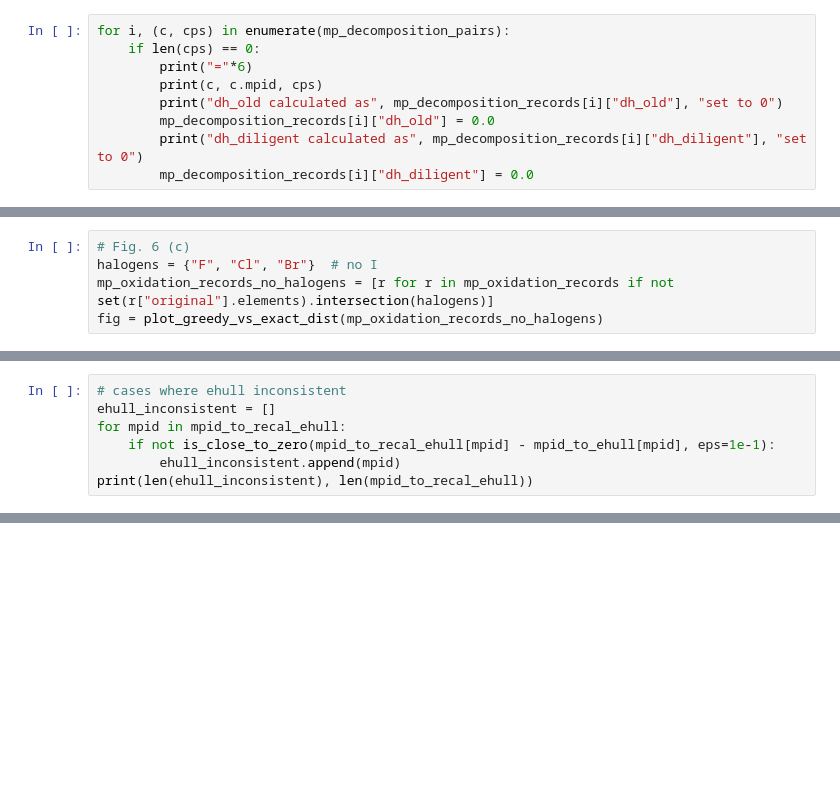
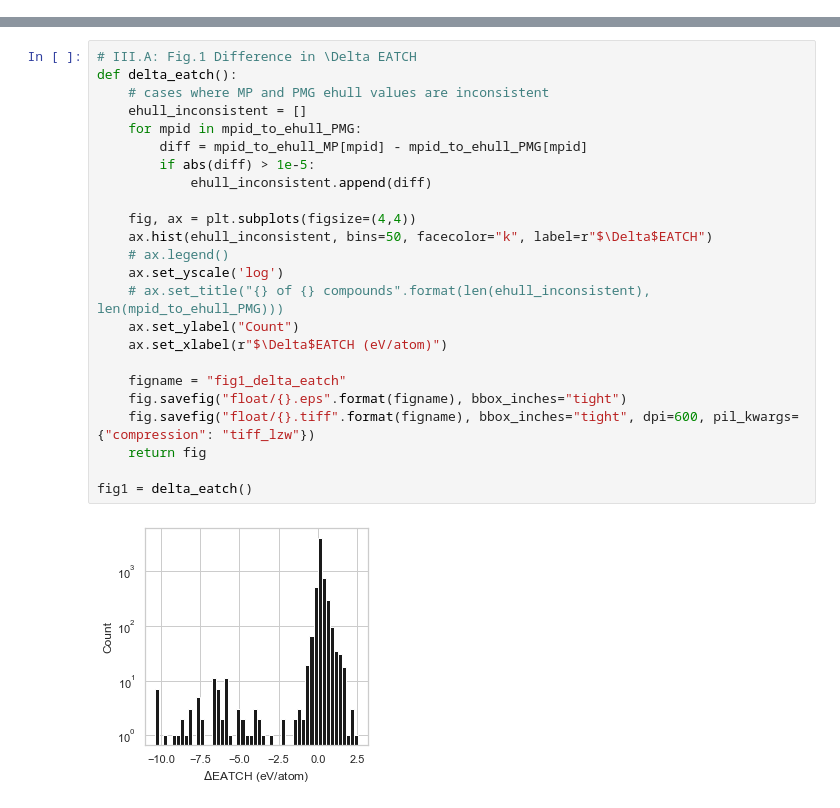
Before and after one commit to qai222/whygreedy, a Jupyter notebook: whygreedy.ipynb, the cells around one changed output, grey strips where cells are left out. Saved outputs shown, nothing was run; the diff lists cells and outputs as text; blank space fills up the shorter version.

```diff
--- a/whygreedy.ipynb
+++ b/whygreedy.ipynb
@@ -102,9 +0,0 @@ There are two reactions in `mp_decomposition_pairs` have empty product list (men
-# %%
-for i, (c, cps) in enumerate(mp_decomposition_pairs):
-    if len(cps) == 0:
-        print("="*6)
-        print(c, c.mpid, cps)
-        print("dh_old calculated as", mp_decomposition_records[i]["dh_old"], "set to 0")
-        mp_decomposition_records[i]["dh_old"] = 0.0
-        print("dh_diligent calculated as", mp_decomposition_records[i]["dh_diligent"], "set to 0")
-        mp_decomposition_records[i]["dh_diligent"] = 0.0
@@ -673,5 +0,0 @@ fig = plot_greedy_vs_exact_dist(records=mp_oxidation_records)
-# %%
-# Fig. 6 (c)
-halogens = {"F", "Cl", "Br"}  # no I
-mp_oxidation_records_no_halogens = [r for r in mp_oxidation_records if not set(r["original"].elements).intersection(halogens)]
-fig = plot_greedy_vs_exact_dist(mp_oxidation_records_no_halogens)
@@ -680,7 +0,0 @@ fig = plot_greedy_vs_exact_dist(mp_oxidation_records_no_halogens)
-# %%
-# cases where ehull inconsistent
-ehull_inconsistent = []
-for mpid in mpid_to_recal_ehull:
-    if not is_close_to_zero(mpid_to_recal_ehull[mpid] - mpid_to_ehull[mpid], eps=1e-1):
-        ehull_inconsistent.append(mpid)
-print(len(ehull_inconsistent), len(mpid_to_recal_ehull))
@@ -808,0 +118,26 @@ LP gives: 0.044175
+# %%
+# III.A: Fig.1 Difference in \Delta EATCH
+def delta_eatch():
+    # cases where MP and PMG ehull values are inconsistent
+    ehull_inconsistent = []
+    for mpid in mpid_to_ehull_PMG:
+        diff = mpid_to_ehull_MP[mpid] - mpid_to_ehull_PMG[mpid]
+        if abs(diff) > 1e-5:
+            ehull_inconsistent.append(diff)
+
+    fig, ax = plt.subplots(figsize=(4,4))
+    ax.hist(ehull_inconsistent, bins=50, facecolor="k", label=r"$\Delta$EATCH")
+    # ax.legend()
+    ax.set_yscale('log')
+    # ax.set_title("{} of {} compounds".format(len(ehull_inconsistent), len(mpid_to_ehull_PMG)))
+    ax.set_ylabel("Count")
+    ax.set_xlabel(r"$\Delta$EATCH (eV/atom)")
+
+    figname = "fig1_delta_eatch"
+    fig.savefig("float/{}.eps".format(figname), bbox_inches="tight")
+    fig.savefig("float/{}.tiff".format(figname), bbox_inches="tight", dpi=600, pil_kwargs={"compression": "tiff_lzw"})
+    return fig
+
+fig1 = delta_eatch()
+# %% [output]
+[figure, added]
```
Also changed, not shown: parts of 62 cells of this notebook, 22 other files.
